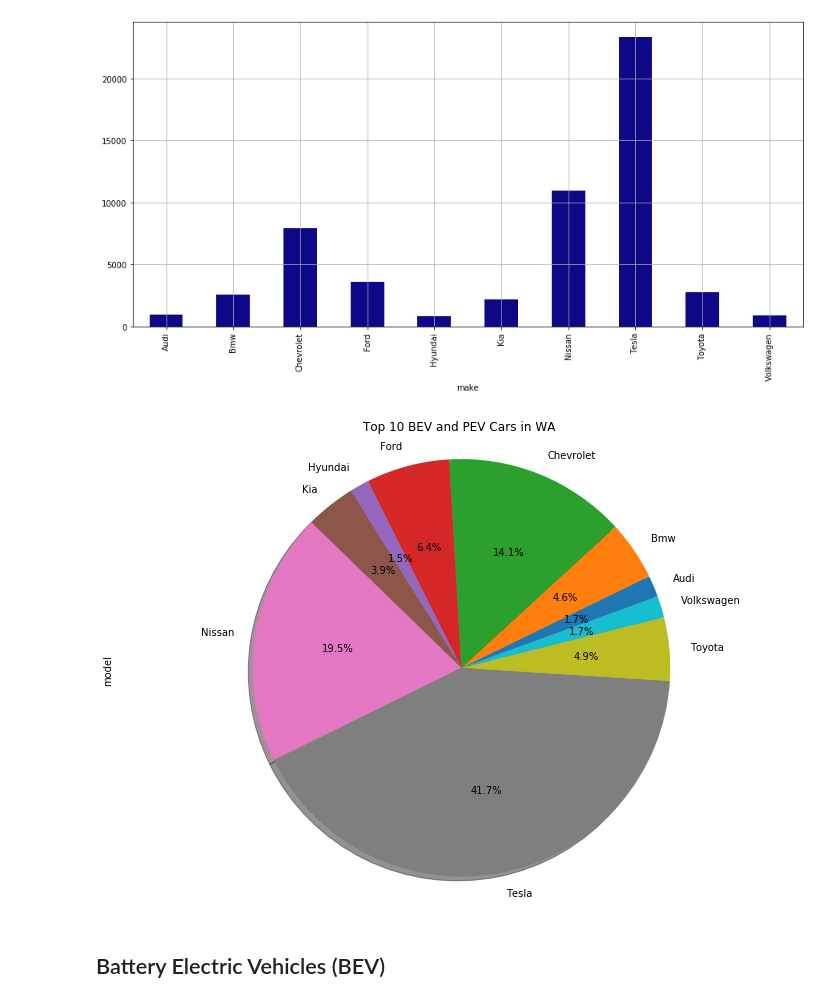
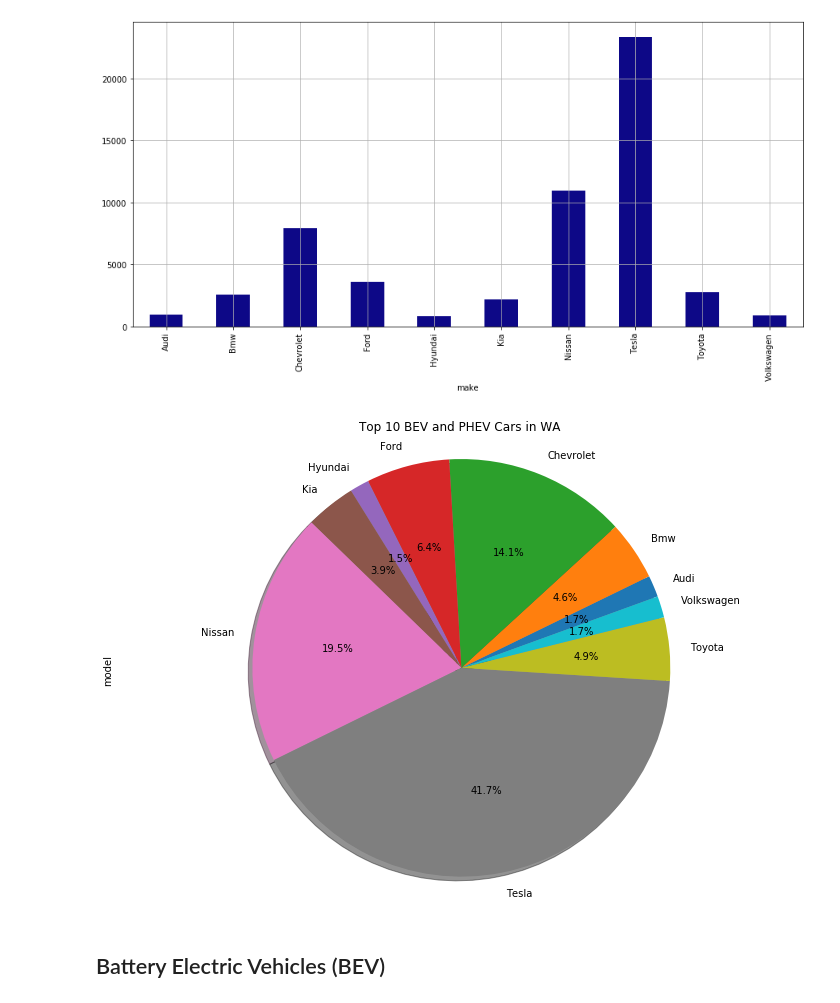
Before and after one commit to charlim26/Project-2-EV, a Jupyter notebook: electric_car_charts.ipynb, the cells around one changed output. Cells and saved outputs as stored; diff of their text form; code cells hidden in the pictures.

Commit message:
updating graphs in notebook

```diff
--- a/electric_car_charts.ipynb
+++ b/electric_car_charts.ipynb
@@ -106,13 +115,13 @@ plt.grid()
 # %%
 # Generate a pie plot showing the distribution of Ev Cars
 top_10_ev_car_final.plot(kind ="pie",shadow=True, autopct = "%1.1f%%",startangle =20,figsize=(10,7))
 explode = (0.1,0)
 plt.axis("equal")
-plt.title("Top 10 BEV and PEV Cars in WA")
+plt.title("Top 10 BEV and PHEV Cars in WA")
 plt.tight_layout()
 plt.show()
 # %% [output]
-[figure, old version]
+[figure, new version]
 # %% [markdown]
 ## Battery Electric Vehicles (BEV)
 # %%
```
Also changed, not shown: parts of 2 cells of this notebook, 1 other file.
